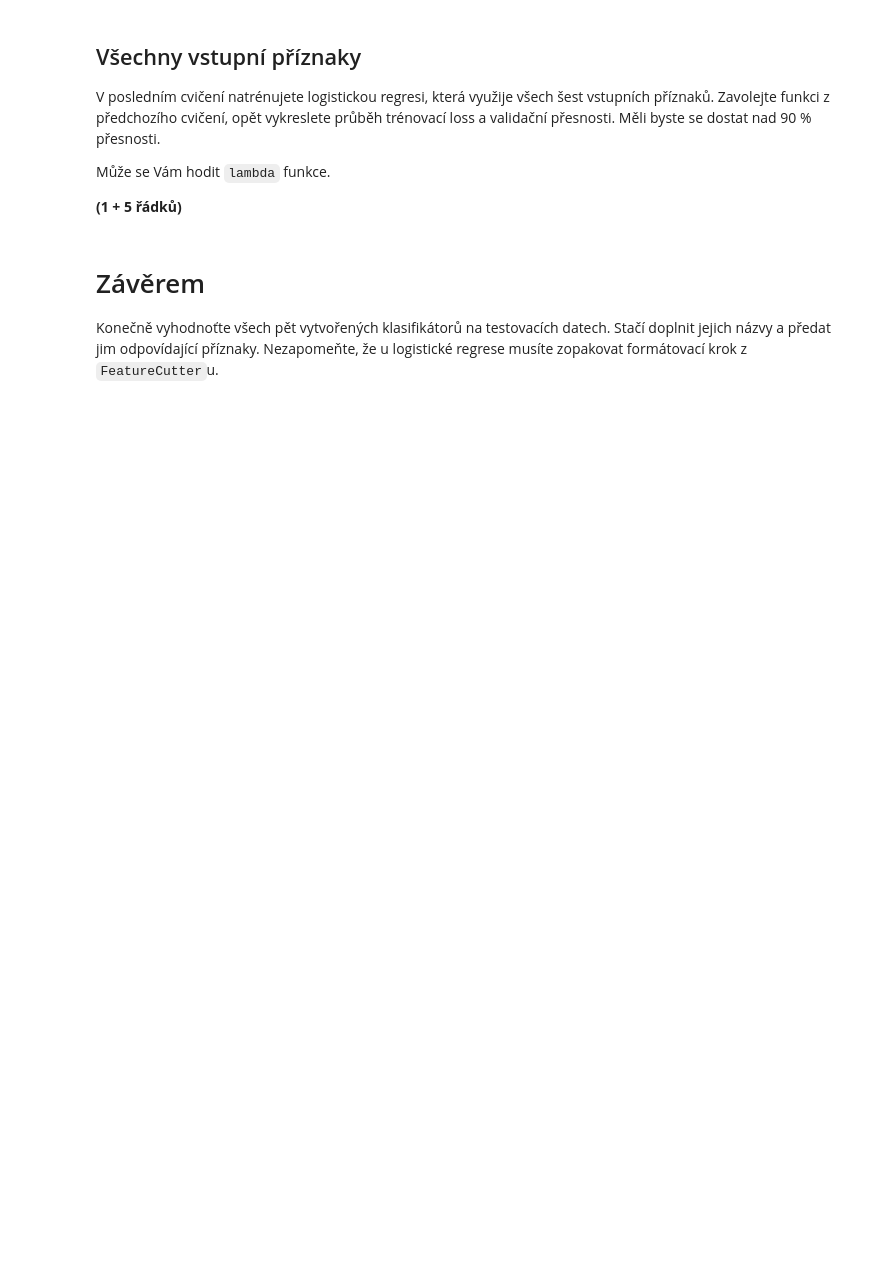
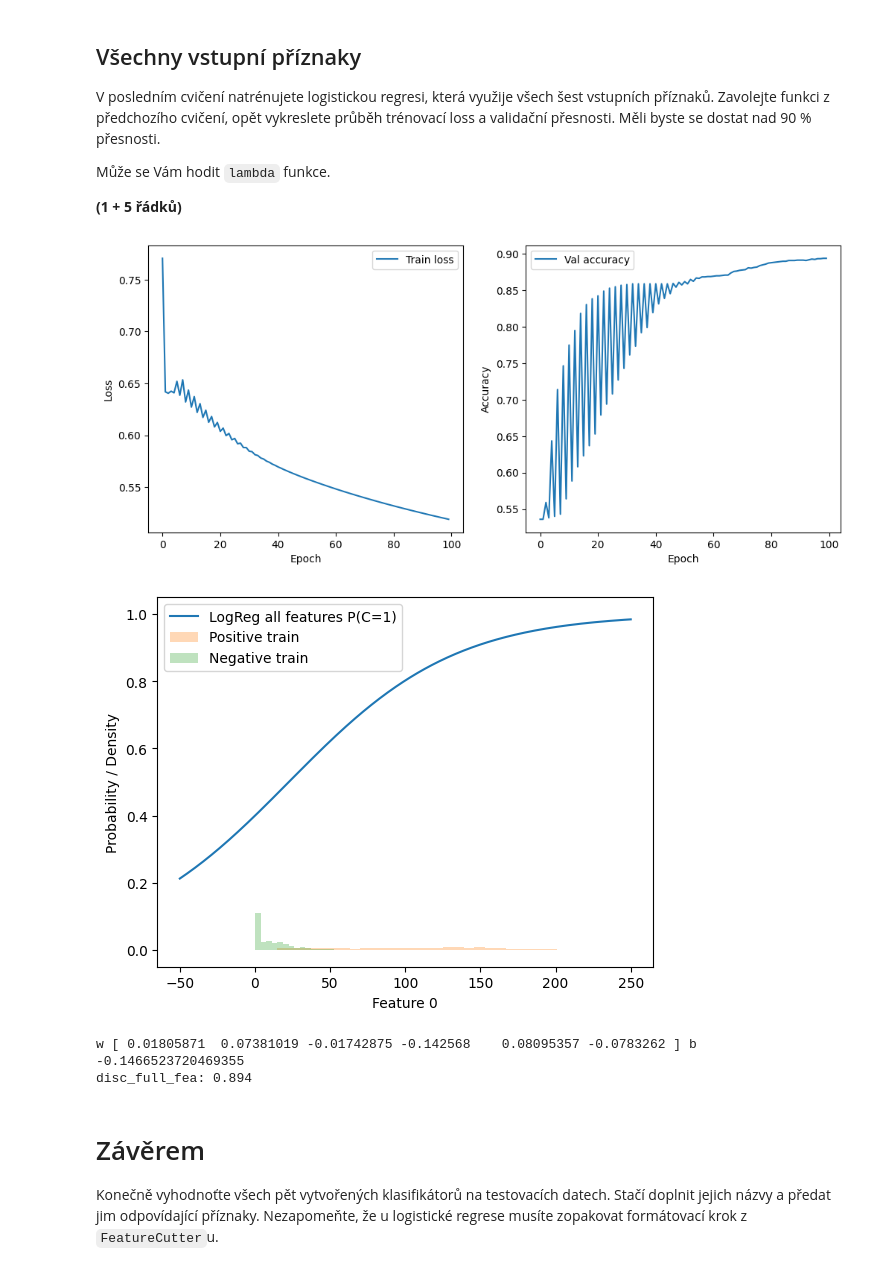
Before and after one commit to DmytroKhodarevskyi/VUTFIT2025---SUI, a Jupyter notebook: zadani.ipynb, the cells around one changed output. Saved outputs shown, nothing was run; the diff lists cells and outputs as text; code cells hidden in the pictures; blank space fills up the shorter version.

```diff
--- a/zadani.ipynb
+++ b/zadani.ipynb
@@ -325,3 +351,46 @@ pass
+# %%
+all_features = lambda x: x  # identity function to use all features
+disc_full_fea, losses, accuracies = train_logistic_regression(
+    nb_epochs=100, lr=0.005, in_dim=6, fea_preprocessor=all_features
+)
+
+# Plot training loss and validation accuracy
+plt.figure(figsize=(12, 5))
+plt.subplot(1, 2, 1)
+plt.plot(losses, label='Train loss')
+plt.xlabel('Epoch')
+plt.ylabel('Loss')
+plt.legend()
+plt.subplot(1, 2, 2)
+plt.plot(accuracies, label='Val accuracy')
+plt.xlabel('Epoch')
+plt.ylabel('Accuracy')
+plt.legend()
+plt.show()
+
+# Plot predicted probabilities for FOI, keeping other features at their mean
+x_grid = np.linspace(-50, 250, 500)
+mean_features = np.mean(train_dataset.xs, axis=0)
+X_plot = np.tile(mean_features, (len(x_grid), 1))
+X_plot[:, FOI] = x_grid
+probs = disc_full_fea.prob_class_1(X_plot)
+plt.plot(x_grid, probs, label='LogReg all features P(C=1)')
+plt.hist(train_dataset.pos[:, FOI], bins=30, density=True, alpha=0.3, label='Positive train')
+plt.hist(train_dataset.neg[:, FOI], bins=30, density=True, alpha=0.3, label='Negative train')
+plt.xlabel(f'Feature {FOI}')
+plt.ylabel('Probability / Density')
+plt.legend()
+plt.ylim(-0.05, 1.05)
+plt.show()
+
+print('w', disc_full_fea.w, 'b', disc_full_fea.b.item())
+
+print('disc_full_fea:', evaluate(disc_full_fea, val_dataset.xs, val_dataset.targets))
+# %% [output]
+[figure, added]
+[figure, added]
+w [ 0.01805871  0.07381019 -0.01742875 -0.142568    0.08095357 -0.0783262 ] b -0.1466523720469355
+disc_full_fea: 0.894
 # %% [markdown]
 # Závěrem
 Konečně vyhodnoťte všech pět vytvořených klasifikátorů na testovacích datech.
```
Also changed, not shown: parts of 6 cells of this notebook.
